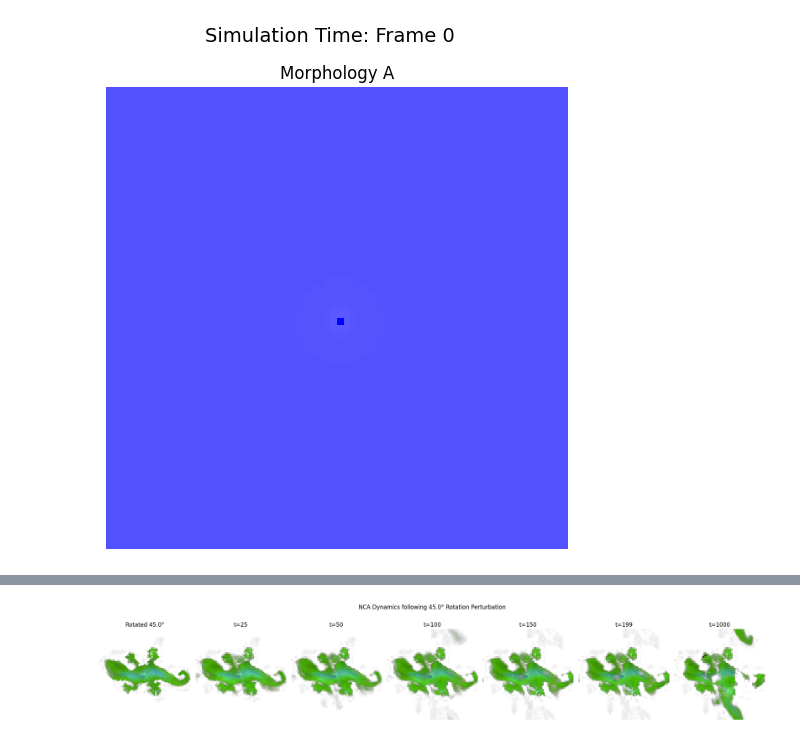
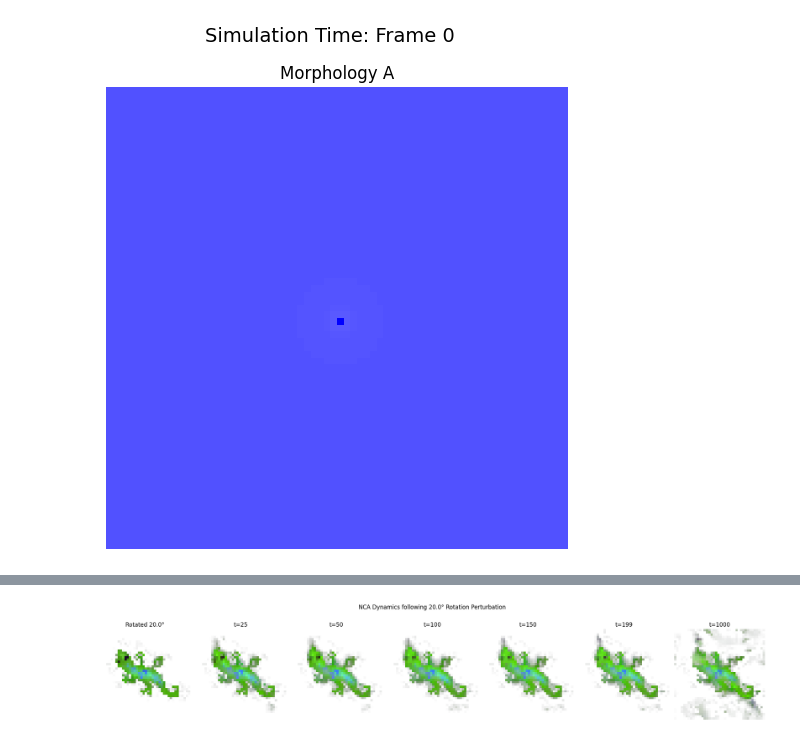
Before and after one commit to lshofsl/Thesis, a Jupyter notebook: NCA_w_RAmod.ipynb, the cells around one changed output, grey strips where cells are left out. Cells and saved outputs as stored; diff of their text form; code cells hidden in the pictures.

```diff
--- a/NCA_w_RAmod.ipynb
+++ b/NCA_w_RAmod.ipynb
@@ -148,7 +148,7 @@ name = folder + "/" +type(nca).__name__
 # %%
 #@title Training { vertical-output: true}
 
-lambda_p = 0.01
+lambda_p = 0.001
 lambda_m = 0.01
 
 alpha_log =  []
@@ -451,40 +556,40 @@ with torch.no_grad():
 
 import torchvision.transforms.v2.functional as TF
 
-ROTATION_ANGLE = 45.0  # Try 45, 90, or 180 degrees
+ROTATION_ANGLE = 20.0  # Try 45, 90, or 180 degrees
 
 # 1. Rotate x_test
 x_rotated = TF.rotate(x_test.clone(), angle=ROTATION_ANGLE)
 
 amps_rot, losses_rot = [], []
 
 # Use .detach() before moving to CPU/NumPy
 frames_rotated = [x_rotated[0, :4].permute(1, 2, 0).detach().cpu().clip(0, 1)]
 
 # 2. Run NCA rollouts on the rotated state
 with torch.no_grad():  # Prevents building unused grad graphs
     for t in range(1001):
         x_rotated, amp, phase = nca(x_rotated, step=t, k=4)
         amps_rot.append(amp.mean().item())
         losses_rot.append((base[0:1] - x_rotated[:, :4]).pow(2).mean().item())
 
         if t in [25, 50, 100, 150, 199, 1000]:
             frames_rotated.append(
                 x_rotated[0, :4].permute(1, 2, 0).detach().cpu().clip(0, 1)
             )
 
     # 3. Show rotation recovery frames
 fig, axes = plt.subplots(1, len(frames_rotated), figsize=(20, 4))
 titles = [f'Rotated {ROTATION_ANGLE}°'] + [f't={t}' for t in [25, 50, 100, 150, 199, 1000]]
 for ax, frame, title in zip(axes, frames_rotated, titles):
     ax.imshow(frame)
     ax.set_title(title)
     ax.axis('off')
 plt.suptitle(f'NCA Dynamics following {ROTATION_ANGLE}° Rotation Perturbation')
 plt.tight_layout()
 plt.show()
 # %% [output]
-[figure, old version]
+[figure, new version]
 # %%
 del nca
 torch.cuda.empty_cache()
```
Also changed, not shown: parts of 7 cells of this notebook.
